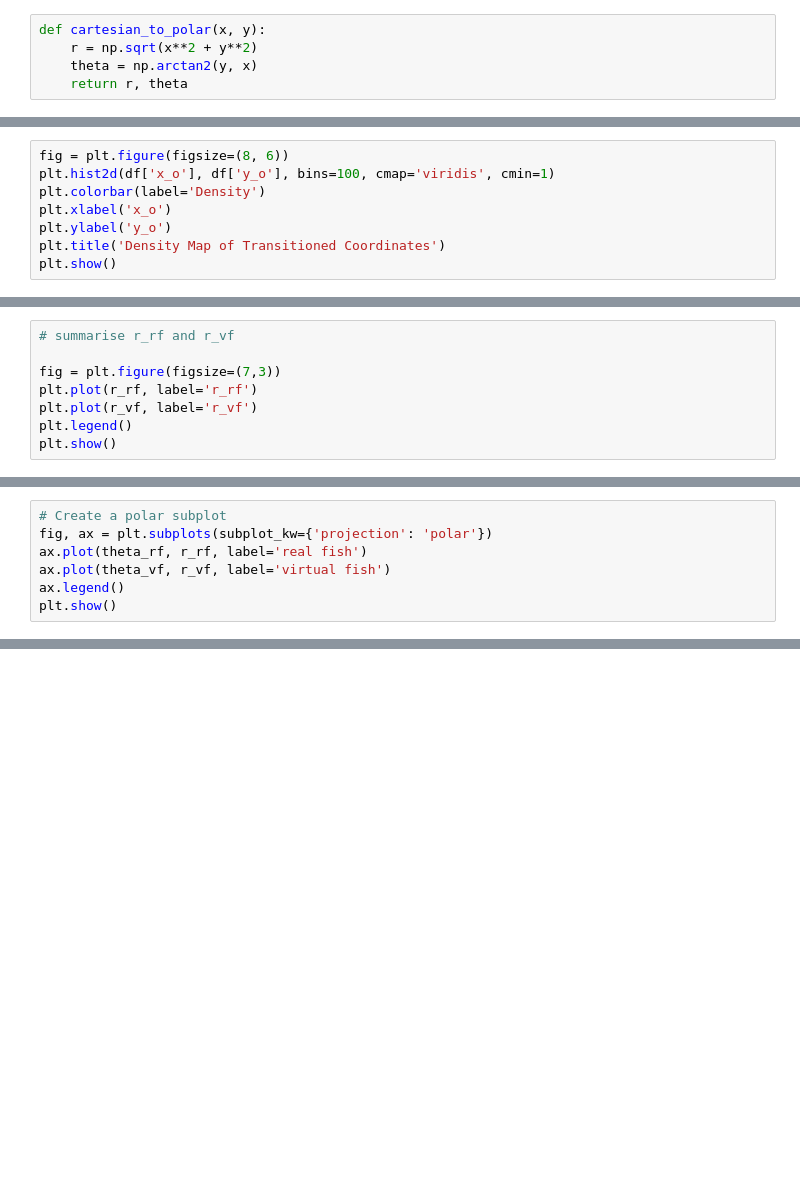
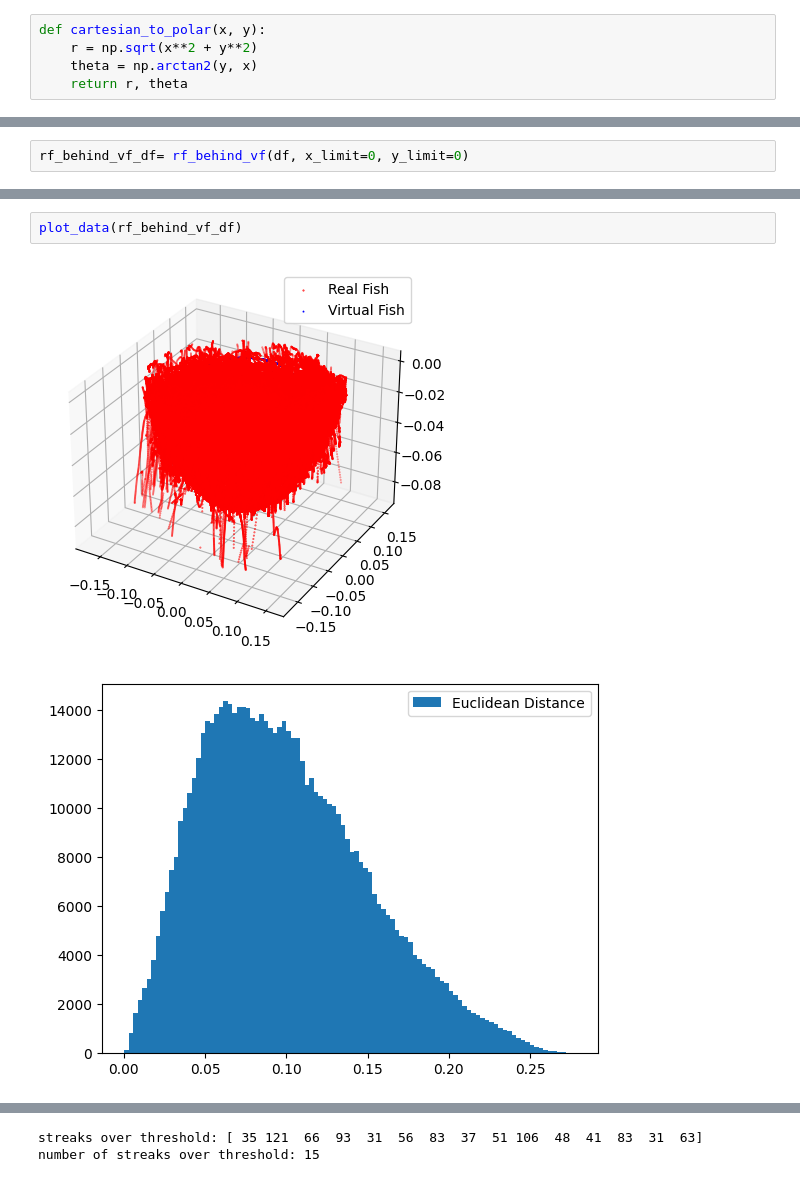
Before and after one commit to kajalkumarii/fish-size-analysis, a Jupyter notebook: preprocessing_liang_filters_main.ipynb, the cells around one changed output, grey strips where cells are left out. Cells and saved outputs as stored; diff of their text form; blank space fills up the shorter version.

```diff
--- a/preprocessing_liang_filters_main.ipynb
+++ b/preprocessing_liang_filters_main.ipynb
@@ -309,8 +134,0 @@ plt.show()
-# %%
-fig = plt.figure(figsize=(8, 6))
-plt.hist2d(df['x_o'], df['y_o'], bins=100, cmap='viridis', cmin=1)
-plt.colorbar(label='Density')
-plt.xlabel('x_o')
-plt.ylabel('y_o')
-plt.title('Density Map of Transitioned Coordinates')
-plt.show()
@@ -322,8 +134,0 @@ r_vf, theta_vf = cartesian_to_polar(df['x_vf'], df['y_vf'])
-# %%
-# summarise r_rf and r_vf
-
-fig = plt.figure(figsize=(7,3))
-plt.plot(r_rf, label='r_rf')
-plt.plot(r_vf, label='r_vf')
-plt.legend()
-plt.show()
@@ -332,7 +134,0 @@ plt.show()
-# %%
-# Create a polar subplot
-fig, ax = plt.subplots(subplot_kw={'projection': 'polar'})
-ax.plot(theta_rf, r_rf, label='real fish')
-ax.plot(theta_vf, r_vf, label='virtual fish')
-ax.legend()
-plt.show()
@@ -340,0 +184,2 @@ plt.show()
+# %%
+rf_behind_vf_df= rf_behind_vf(df, x_limit=0, y_limit=0)
@@ -340,0 +221,5 @@ plt.show()
+# %%
+plot_data(rf_behind_vf_df)
+# %% [output]
+[figure, added]
+[figure, added]
@@ -340,0 +230,2 @@ plt.show()
+streaks over threshold: [ 35 121  66  93  31  56  83  37  51 106  48  41  83  31  63]
+number of streaks over threshold: 15
```
Also changed, not shown: parts of 18 cells of this notebook.
